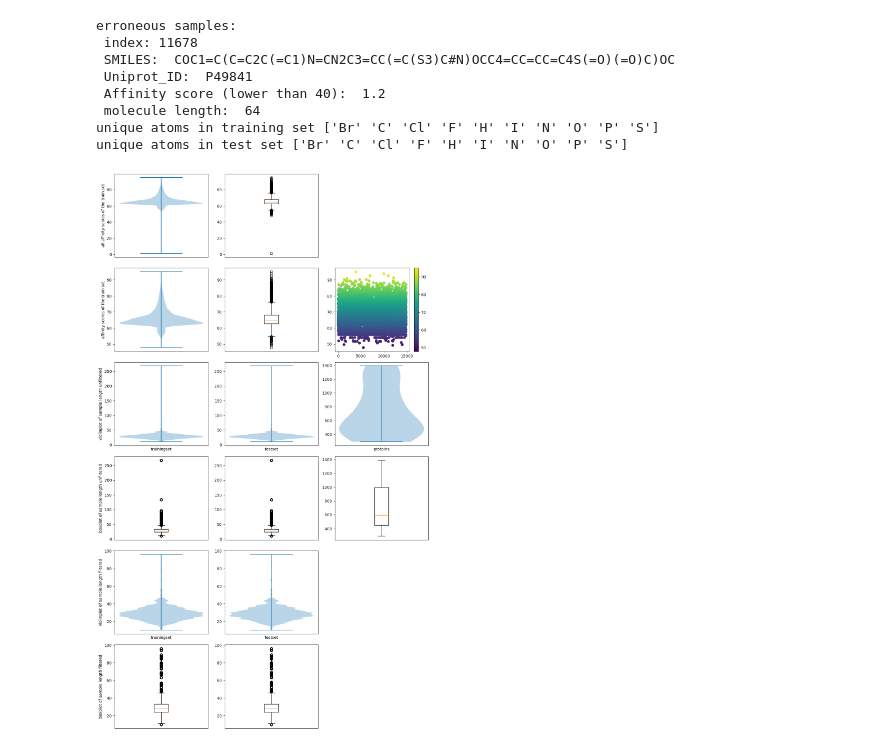
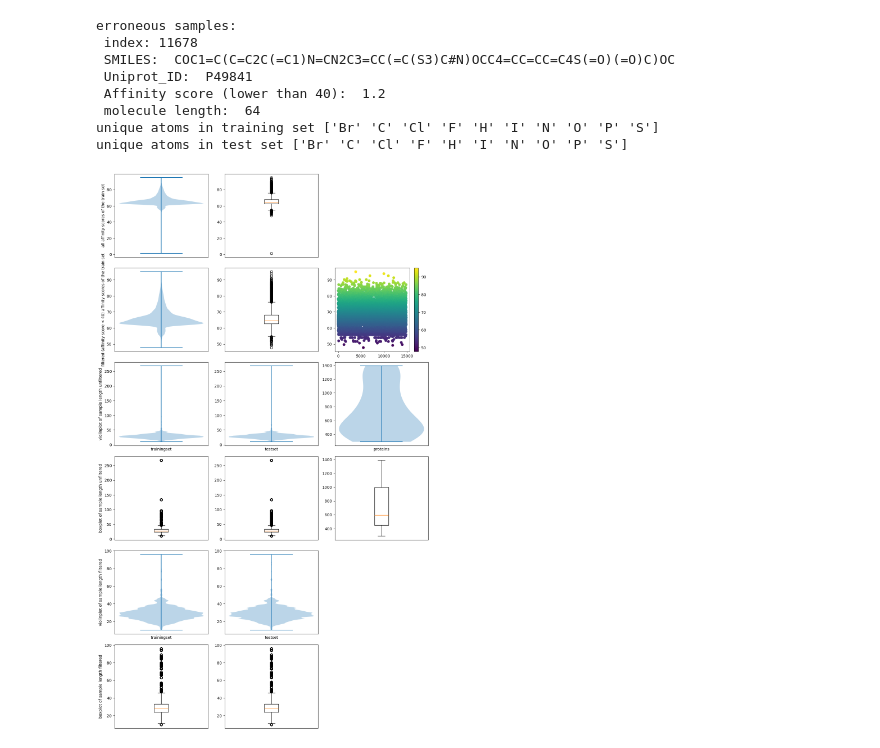
Before and after one commit to derekkentie/group-4, a Jupyter notebook: data/Data analyse.ipynb, the cells around one changed output. Drawn from its saved outputs; the diff is of its cells as text; code cells hidden in the pictures.

```diff
--- a/data/Data analyse.ipynb
+++ b/data/Data analyse.ipynb
@@ -155,7 +155,7 @@ fig, ([ax01train_unfiltered, ax02_unfiltered, ax03],
 ax01train_unfiltered.set_ylabel('all affinity scores of the train set')
 ax01train_unfiltered.violinplot(all_affinity_scores)
 ax02_unfiltered.boxplot(all_affinity_scores)
-ax11train.set_ylabel('affinity scores of the train set')
+ax11train.set_ylabel('filtered (affinity score < 40) affinity scores of the train set')
 ax11train.violinplot(affinity_score)
 ax12train.boxplot(affinity_score)
 sc = ax13train.scatter(index, affinity_score, c= affinity_score, cmap='viridis')
@@ -182,31 +182,31 @@ ax22testmollenviol.violinplot(test_molecule_length)
 ax32testmollenbox.boxplot(test_molecule_length)
 ax42testmollenviol_filtered.violinplot(test_molecule_length_filtered)
 ax52testmollenbox_filtered.boxplot(test_molecule_length_filtered)
 
 ax23protlenviol.violinplot(protein_length)
 ax33protlenbox.boxplot(protein_length)
 
 #removing unnecessary information in the plots
 fig.delaxes(ax03)
 fig.delaxes(ax43)
 fig.delaxes(ax53)
 ax01train_unfiltered.set_xticks([])
 ax02_unfiltered.set_xticks([])
 ax11train.set_xticks([])
 ax12train.set_xticks([])
 ax21trainmollenviol.set_xticks([])
 ax22testmollenviol.set_xticks([])
 ax23protlenviol.set_xticks([])
 ax31trainmollenbox.set_xticks([])
 ax32testmollenbox.set_xticks([])
 ax33protlenbox.set_xticks([])
 ax41trainmollenviol_filtered.set_xticks([])
 ax42testmollenviol_filtered.set_xticks([])
 ax51trainmollenbox_filtered.set_xticks([])
 ax52testmollenbox_filtered.set_xticks([])
 #properly separating the different plots
 fig.subplots_adjust(hspace=0.2)
 plt.tight_layout(pad=1)
 plt.show()
 # %% [output]
-[figure, old version]
+[figure, new version]
```
